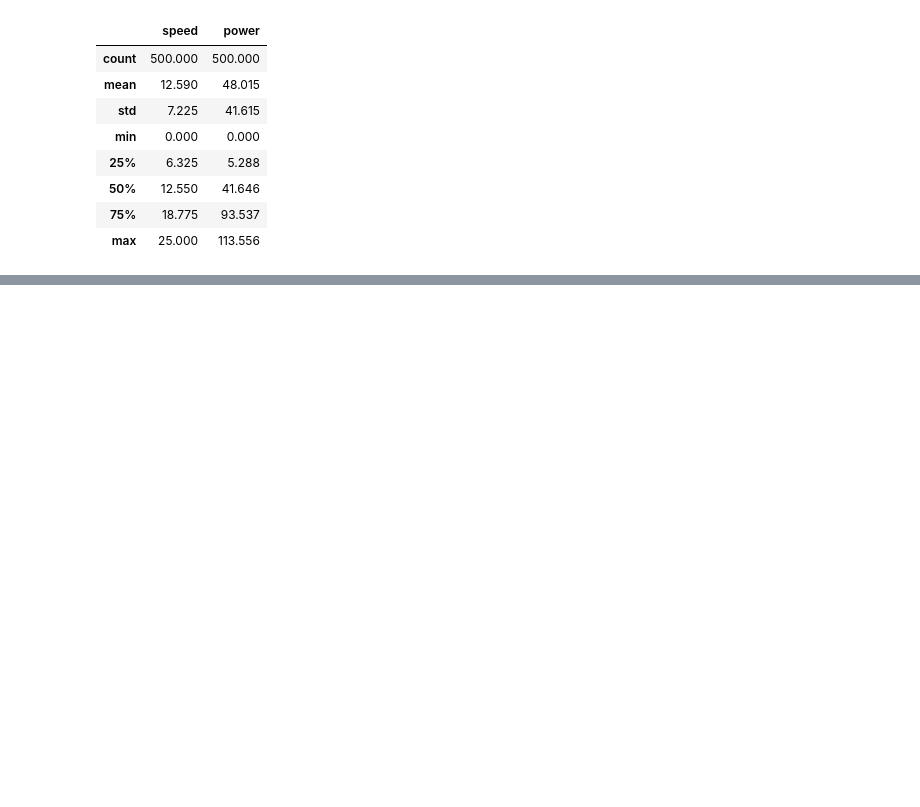
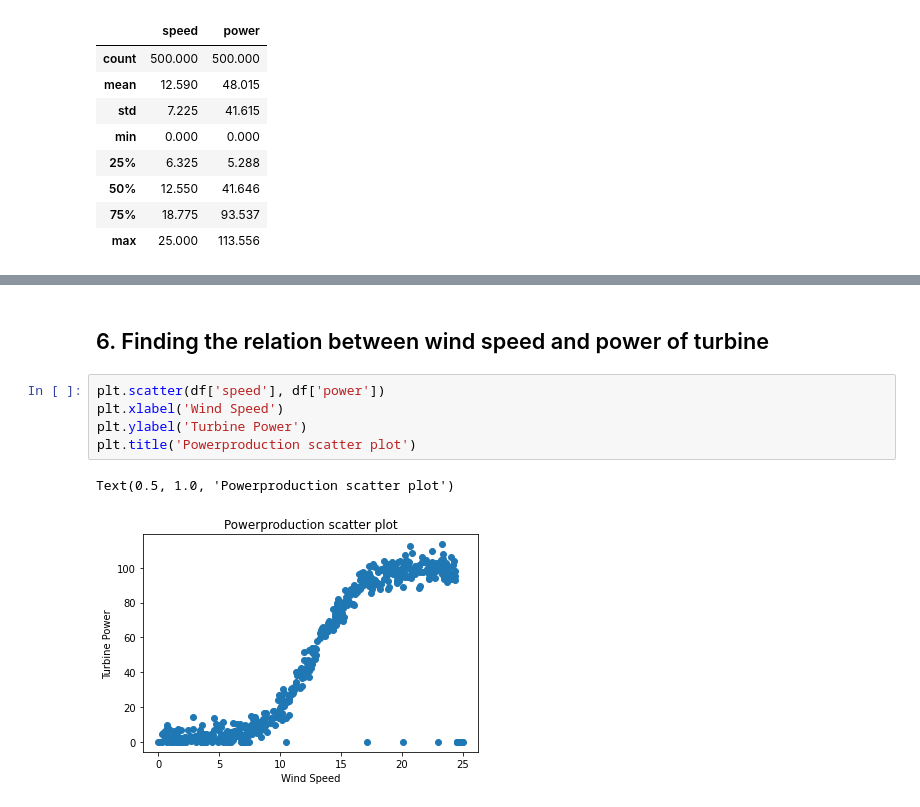
Before and after one commit to AzizDialloG/Project-2020-Fundamentals-of-Data-Analysis, a Jupyter notebook: Project 2020 Fundamentals of Data Analysis - Linear Regression.ipynb, the cells around one changed output, grey strips where cells are left out. Saved outputs shown, nothing was run; the diff lists cells and outputs as text; blank space fills up the shorter version.

```diff
--- a/Project 2020 Fundamentals of Data Analysis - Linear Regression.ipynb
+++ b/Project 2020 Fundamentals of Data Analysis - Linear Regression.ipynb
@@ -100,0 +109,10 @@ df.describe().round(decimals=3) #understanding the descriptive statistics overvi
+# %% [markdown]
+## 6. Finding the relation between wind speed and power of turbine
+# %%
+plt.scatter(df['speed'], df['power'])
+plt.xlabel('Wind Speed')
+plt.ylabel('Turbine Power')
+plt.title('Powerproduction scatter plot')
+# %% [output]
+Text(0.5, 1.0, 'Powerproduction scatter plot')
+[figure, added]
```
Also changed, not shown: parts of 3 cells of this notebook.
